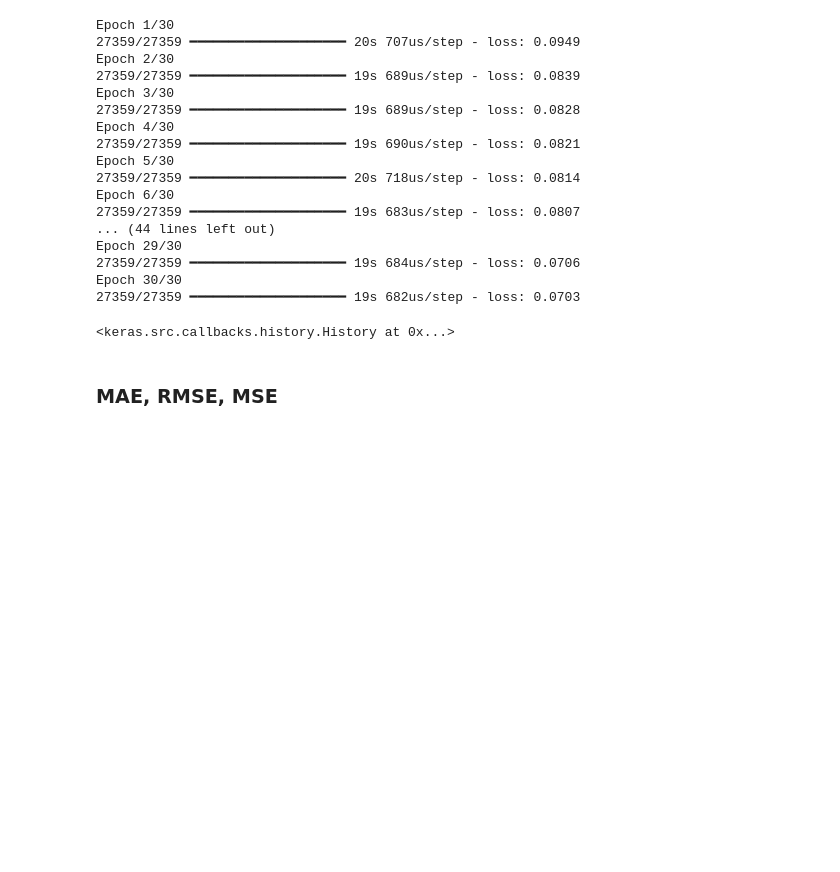
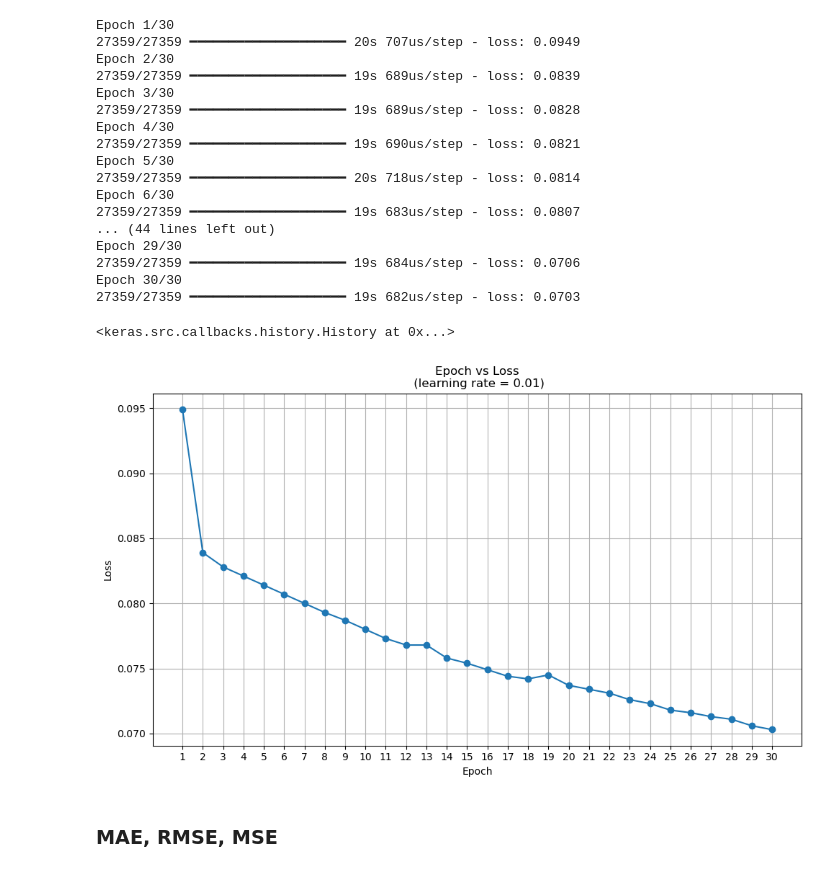
Before and after one commit to nurs-1502/Web_Mining_Project, a Jupyter notebook: NeuralNetworkApproach/NN_w_textFeatures.ipynb, the cells around one changed output. Drawn from its saved outputs; the diff is of its cells as text; code cells hidden in the pictures; blank space fills up the shorter version.

Commit message:
visualize cost

```diff
--- a/NeuralNetworkApproach/NN_w_textFeatures.ipynb
+++ b/NeuralNetworkApproach/NN_w_textFeatures.ipynb
@@ -619,6 +642,26 @@ Epoch 29/30
 Epoch 30/30
 27359/27359 ━━━━━━━━━━━━━━━━━━━━ 19s 682us/step - loss: 0.0703
 <keras.src.callbacks.history.History at 0x...>
+# %%
+loss_values = [
+    0.0949, 0.0839, 0.0828, 0.0821, 0.0814, 0.0807, 0.0800, 0.0793, 0.0787, 0.0780,
+    0.0773, 0.0768, 0.0768, 0.0758, 0.0754, 0.0749, 0.0744, 0.0742, 0.0745, 0.0737,
+    0.0734, 0.0731, 0.0726, 0.0723, 0.0718, 0.0716, 0.0713, 0.0711, 0.0706, 0.0703
+]
+
+epochs = list(range(1, len(loss_values) + 1))
+
+plt.figure(figsize=(10, 6))
+plt.plot(epochs, loss_values, marker='o')
+plt.title('Epoch vs Loss\n (learning rate = 0.01)')
+plt.xlabel('Epoch')
+plt.ylabel('Loss')
+plt.grid(True)
+plt.xticks(epochs)
+plt.tight_layout()
+plt.show()
+# %% [output]
+[figure, added]
 # %% [markdown]
 ### MAE, RMSE, MSE
 # %%
```
Also changed, not shown: parts of 3 cells of this notebook, 1 other file.
